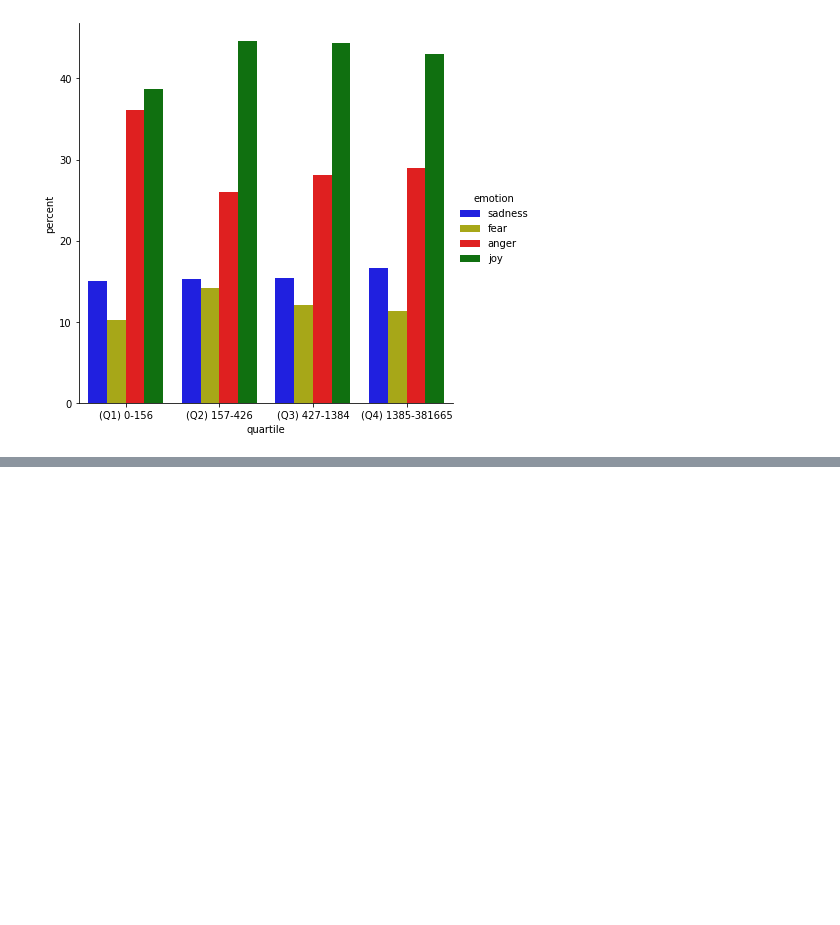
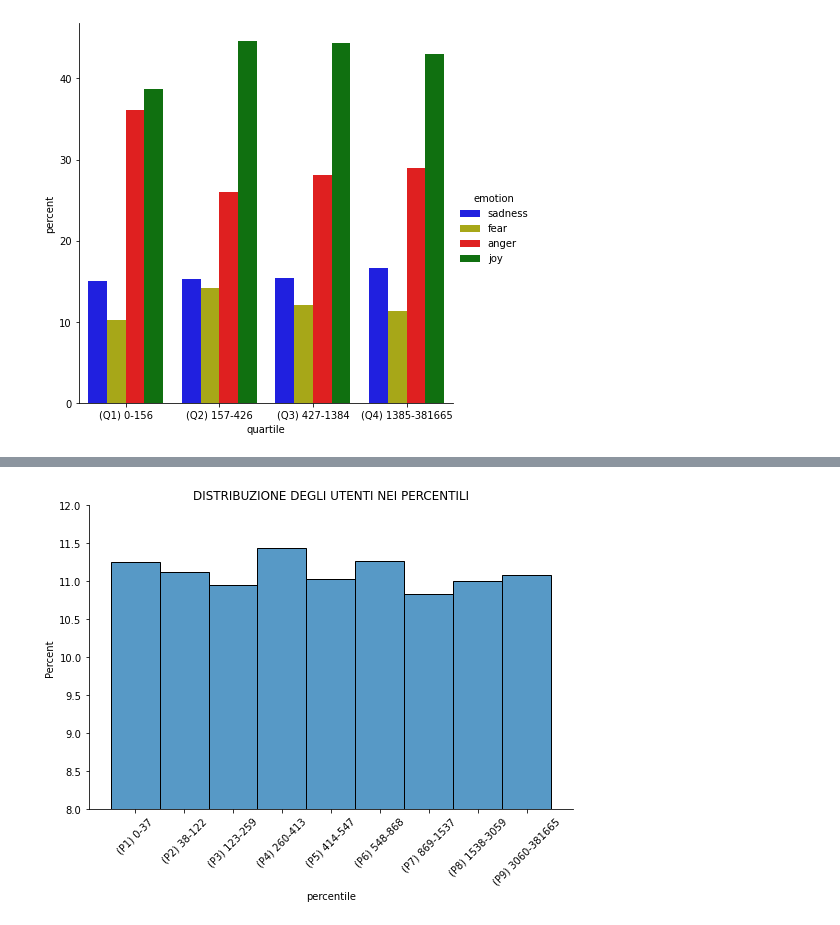
Before and after one commit to paolofesta/prove, a Jupyter notebook: TESI.ipynb, the cells around one changed output, grey strips where cells are left out. Cells and saved outputs as stored; diff of their text form; code cells hidden in the pictures; blank space fills up the shorter version.

```diff
--- a/TESI.ipynb
+++ b/TESI.ipynb
@@ -708,0 +692,30 @@ df.loc[df["quartile"]=="(Q1) 0-156"]
+# %%
+data=datasent
+d1=data.loc[data['follower_count']<=37]
+d1['percentile']='(P1) 0-37'
+d2=data.loc[(data['follower_count']>37)&(data['follower_count']<=122)]
+d2['percentile']='(P2) 38-122'
+d3=data.loc[(data['follower_count']>122)&(data['follower_count']<=259)]
+d3['percentile']='(P3) 123-259'
+d4=data.loc[(data['follower_count']>259)&(data['follower_count']<=413)]
+d4['percentile']='(P4) 260-413'
+d5=data.loc[(data['follower_count']>413)&(data['follower_count']<=547)]
+d5['percentile']='(P5) 414-547'
+d6=data.loc[(data['follower_count']>547)&(data['follower_count']<=868)]
+d6['percentile']='(P6) 548-868'
+d7=data.loc[(data['follower_count']>868)&(data['follower_count']<=1537)]
+d7['percentile']='(P7) 869-1537'
+d8=data.loc[(data['follower_count']>1537)&(data['follower_count']<=3059)]
+d8['percentile']='(P8) 1538-3059'
+d9=data.loc[(data['follower_count']>3059)&(data['follower_count']<=381665)]
+d9['percentile']='(P9) 3060-381665'
+df=pd.concat([d1,d2,d3,d4,d5,d6,d7,d8,d9])
+df
+# %%
+sns.displot(df,x='percentile',kind='hist',aspect=1.5,stat="percent",)
+plt.title("DISTRIBUZIONE DEGLI UTENTI NEI PERCENTILI")
+plt.ylim(8,12)
+plt.xticks(rotation=45)
+print()
+# %% [output]
+[figure, added]
```
Also changed, not shown: parts of 5 cells of this notebook.
